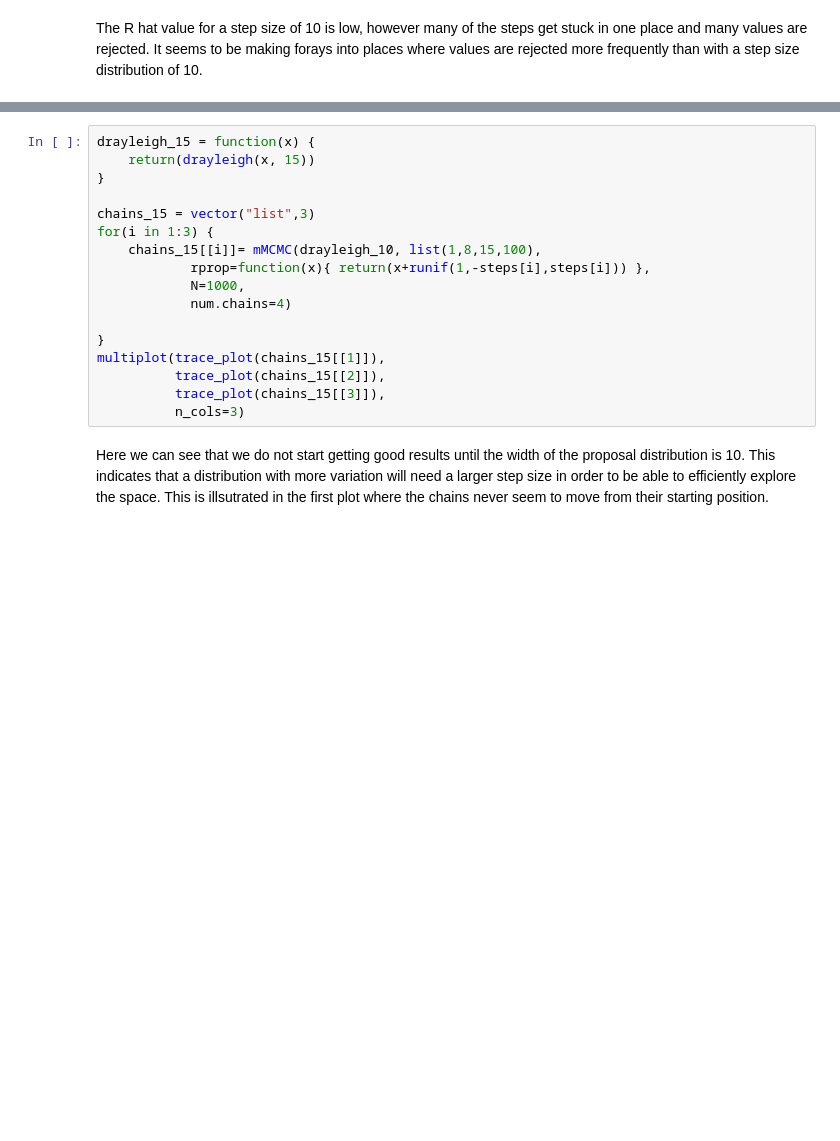
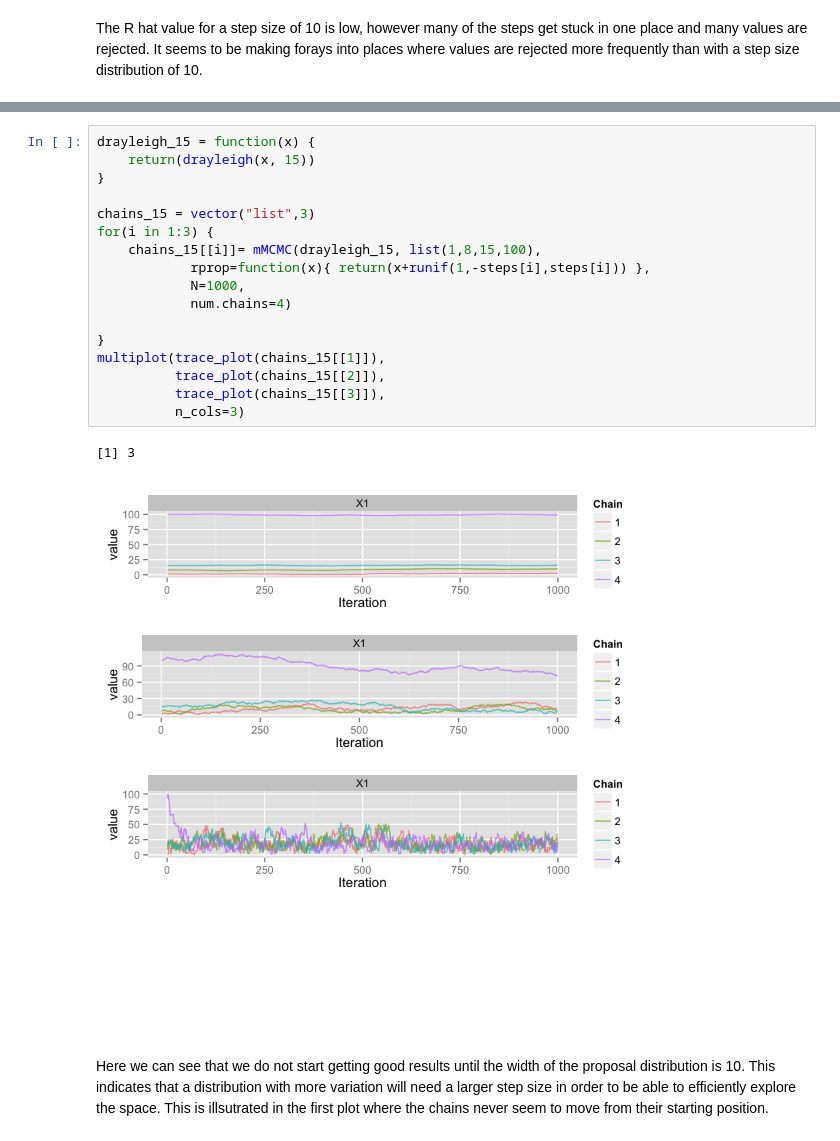
Before and after one commit to johnchase/STA_578, a Jupyter notebook: home_work1.ipynb, the cells around one changed output, grey strips where cells are left out. Cells and saved outputs as stored; diff of their text form; blank space fills up the shorter version.

```diff
--- a/home_work1.ipynb
+++ b/home_work1.ipynb
@@ -115,19 +127,22 @@ Gelman(chains[[3]])
 # %%
 drayleigh_15 = function(x) {
     return(drayleigh(x, 15))
 }
 
 chains_15 = vector("list",3)
 for(i in 1:3) {
-    chains_15[[i]]= mMCMC(drayleigh_10, list(1,8,15,100),
+    chains_15[[i]]= mMCMC(drayleigh_15, list(1,8,15,100),
             rprop=function(x){ return(x+runif(1,-steps[i],steps[i])) },
             N=1000,
             num.chains=4)
 
 }
 multiplot(trace_plot(chains_15[[1]]),
           trace_plot(chains_15[[2]]),
           trace_plot(chains_15[[3]]),
           n_cols=3)
+# %% [output]
+[1] 3
+[figure, added]
 # %% [markdown]
 Here we can see that we do not start getting good results until the width of the proposal distribution is 10. This indicates that a distribution with more variation will need a larger step size in order to be able to efficiently explore the space. This is illsutrated in the first plot where the chains never seem to move from their starting position.
```
Also changed, not shown: parts of 6 cells of this notebook.
